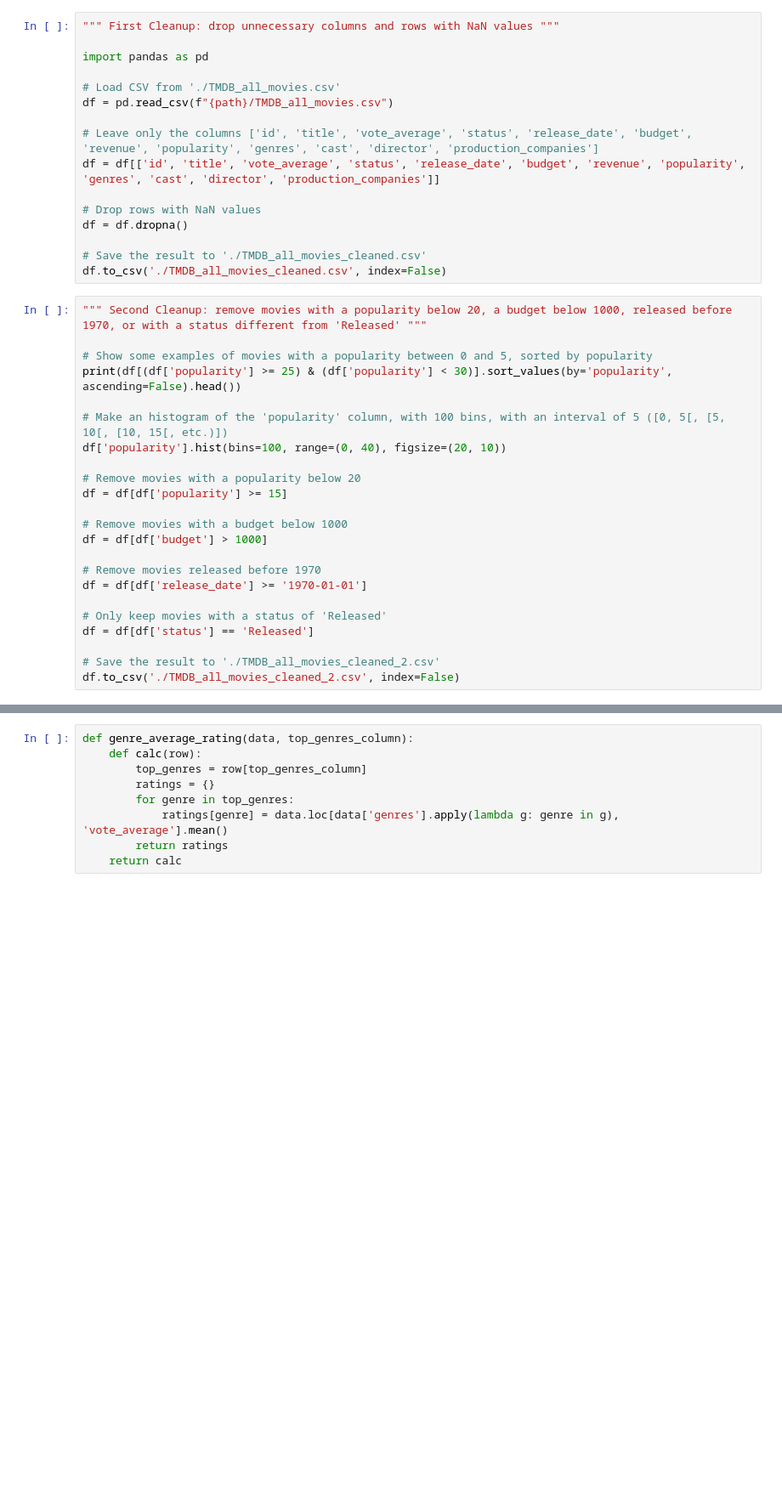
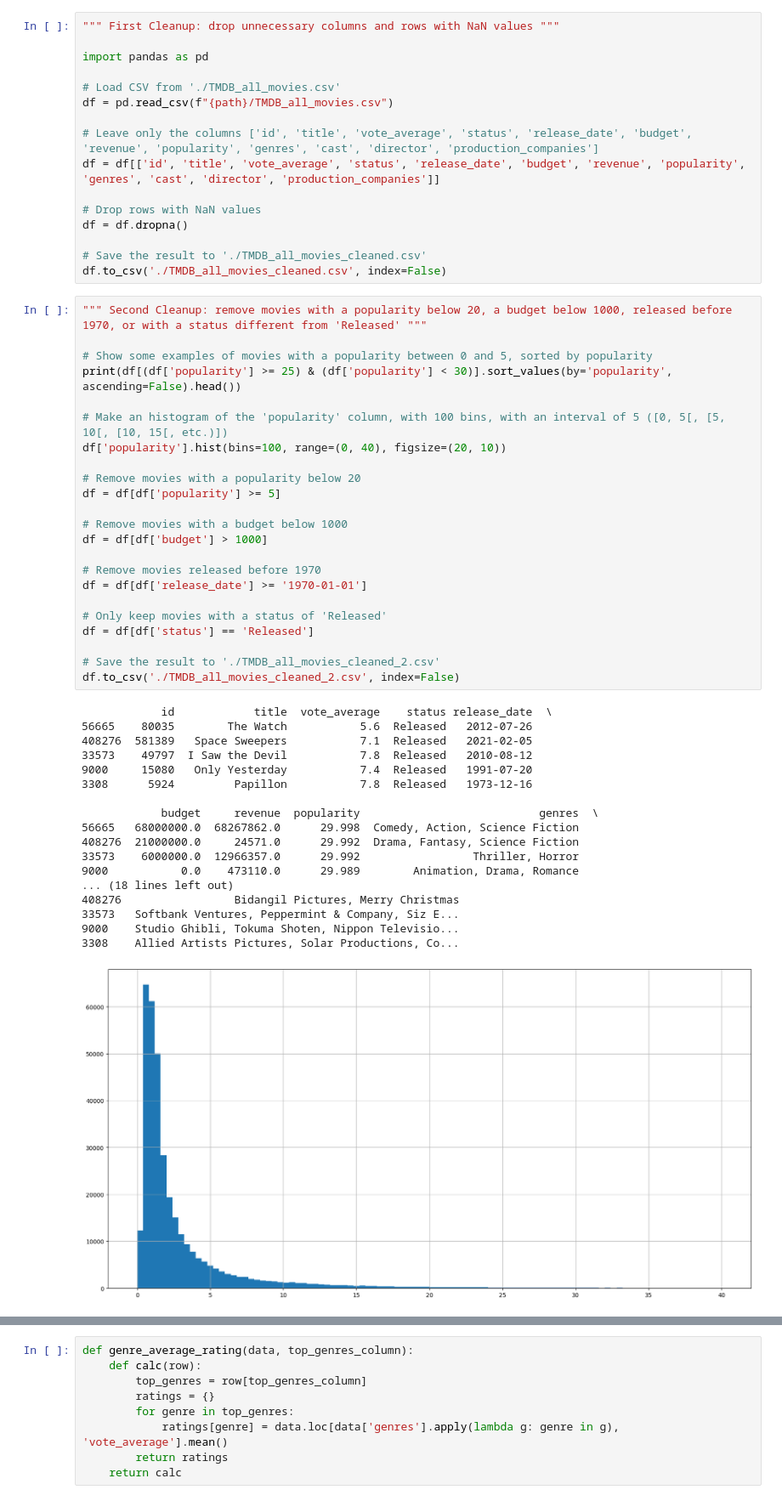
Before and after one commit to GoncaloMark/infovis-project, a Jupyter notebook: data/notebook.ipynb, the cells around one changed output, grey strips where cells are left out. Shown: that part at 85% size. Cells and saved outputs as stored; diff of their text form; blank space fills up the shorter version.

```diff
--- a/data/notebook.ipynb
+++ b/data/notebook.ipynb
@@ -23,25 +27,44 @@ df.to_csv('./TMDB_all_movies_cleaned.csv', index=False)
 # %%
 """ Second Cleanup: remove movies with a popularity below 20, a budget below 1000, released before 1970, or with a status different from 'Released' """
 
 # Show some examples of movies with a popularity between 0 and 5, sorted by popularity
 print(df[(df['popularity'] >= 25) & (df['popularity'] < 30)].sort_values(by='popularity', ascending=False).head())
 
 # Make an histogram of the 'popularity' column, with 100 bins, with an interval of 5 ([0, 5[, [5, 10[, [10, 15[, etc.)])
 df['popularity'].hist(bins=100, range=(0, 40), figsize=(20, 10))
 
 # Remove movies with a popularity below 20
-df = df[df['popularity'] >= 15]
+df = df[df['popularity'] >= 5]
 
 # Remove movies with a budget below 1000
 df = df[df['budget'] > 1000]
 
 # Remove movies released before 1970
 df = df[df['release_date'] >= '1970-01-01']
 
 # Only keep movies with a status of 'Released'
 df = df[df['status'] == 'Released']
 
 # Save the result to './TMDB_all_movies_cleaned_2.csv'
 df.to_csv('./TMDB_all_movies_cleaned_2.csv', index=False)
+# %% [output]
+            id            title  vote_average    status release_date  \
+56665    80035        The Watch           5.6  Released   2012-07-26
+408276  581389   Space Sweepers           7.1  Released   2021-02-05
+33573    49797  I Saw the Devil           7.8  Released   2010-08-12
+9000     15080   Only Yesterday           7.4  Released   1991-07-20
+3308      5924         Papillon           7.8  Released   1973-12-16
+
+            budget     revenue  popularity                           genres  \
+56665   68000000.0  68267862.0      29.998  Comedy, Action, Science Fiction
+408276  21000000.0     24571.0      29.992  Drama, Fantasy, Science Fiction
+33573    6000000.0  12966357.0      29.992                 Thriller, Horror
+9000           0.0    473110.0      29.989        Animation, Drama, Romance
+... (18 lines left out)
+408276                 Bidangil Pictures, Merry Christmas
+33573   Softbank Ventures, Peppermint & Company, Siz E...
+9000    Studio Ghibli, Tokuma Shoten, Nippon Televisio...
+3308    Allied Artists Pictures, Solar Productions, Co...
+[figure, added]
 # %%
 """ Final Processing: add columns 'release_year' and 'roi' to the dataset, and save it to 'movies.csv' """
```
Also changed, not shown: parts of 6 cells of this notebook, 2 other files.
